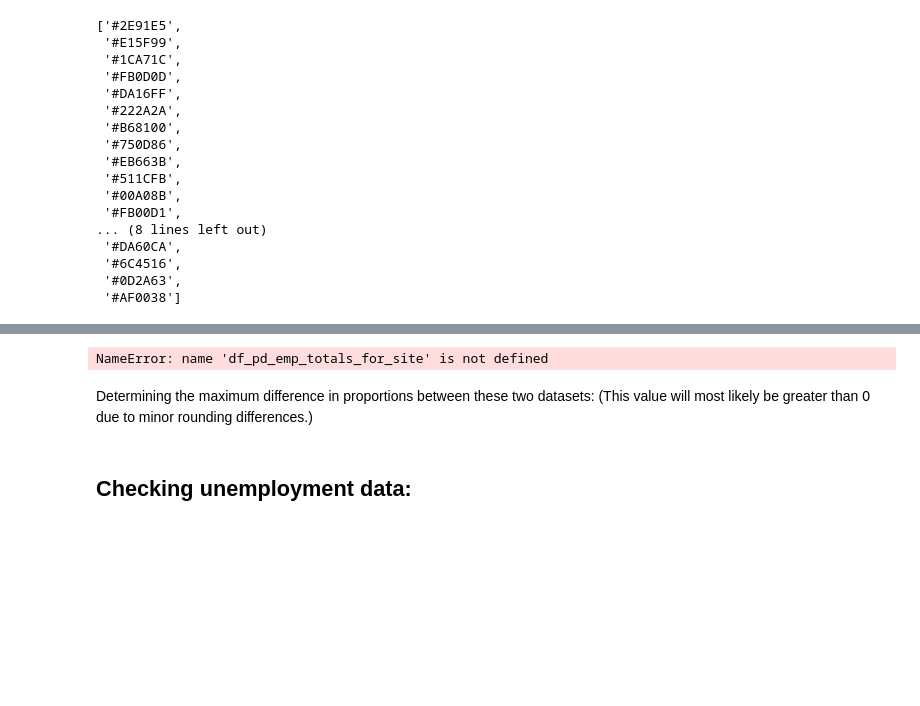
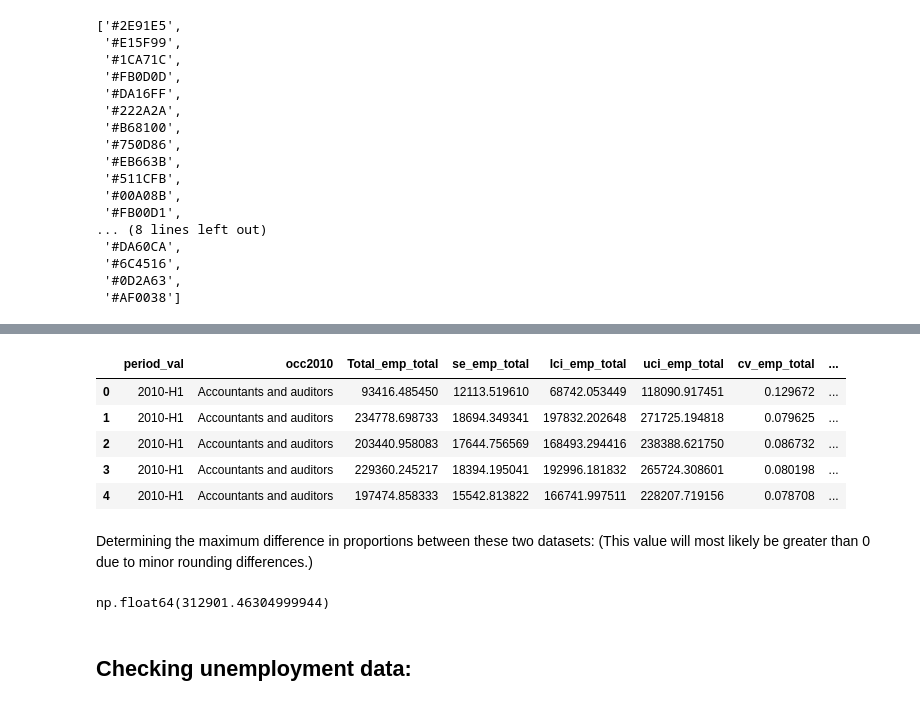
Before and after one commit to kburchfiel/employment_trends, a Jupyter notebook: employment_trends.ipynb, the cells around one changed output, grey strips where cells are left out. Cells and saved outputs as stored; diff of their text form; code cells hidden in the pictures; blank space fills up the shorter version.

```diff
--- a/employment_trends.ipynb
+++ b/employment_trends.ipynb
@@ -1822,22 +1839,29 @@ px.colors.qualitative.Dark24
 # %%
-df_pd_emp_totals_for_site.to_csv(
+df_pd_emp_totals.to_csv(
 'Datasets/pd_emp_totals.csv', index = False)
-# %% [output]
-NameError: name 'df_pd_emp_totals_for_site' is not defined
 # %%
 df_syv_pd_emp_comparison = df_full_emp_totals.merge(
 df_pd_emp_totals, on = ['period', 'period_val', 'occ2010', 'age_range'],
 how = 'outer') # An outer merge will allow us to identify rows that
 # are present in only one of the two datasets
 
 df_syv_pd_emp_comparison['svy_pd_emp_total_diff'] = abs(
-df_syv_pd_emp_comparison['est_emp_total'] - df_syv_pd_emp_comparison['Total_emp_total_pd'])
+df_syv_pd_emp_comparison['Total_emp_total'] - df_syv_pd_emp_comparison['Total_emp_total_pd'])
 
 df_syv_pd_emp_comparison.head()
+# %% [output]
+|  | period_val | occ2010 | Total_emp_total | se_emp_total | lci_emp_total | uci_emp_total | cv_emp_total | ... |
+| 0 | 2010-H1 | Accountants and auditors | 93416.485450 | 12113.519610 | 68742.053449 | 118090.917451 | 0.129672 | ... |
+| 1 | 2010-H1 | Accountants and auditors | 234778.698733 | 18694.349341 | 197832.202648 | 271725.194818 | 0.079625 | ... |
+| 2 | 2010-H1 | Accountants and auditors | 203440.958083 | 17644.756569 | 168493.294416 | 238388.621750 | 0.086732 | ... |
+| 3 | 2010-H1 | Accountants and auditors | 229360.245217 | 18394.195041 | 192996.181832 | 265724.308601 | 0.080198 | ... |
+| 4 | 2010-H1 | Accountants and auditors | 197474.858333 | 15542.813822 | 166741.997511 | 228207.719156 | 0.078708 | ... |
 # %% [markdown]
 Determining the maximum difference in proportions between these two datasets: (This value will most likely be greater than 0 due to minor rounding differences.)
 # %%
 df_syv_pd_emp_comparison['svy_pd_emp_total_diff'].max()
+# %% [output]
+np.float64(312901.46304999944)
 # %% [markdown]
 ## Checking unemployment data:
 # %%
```
Also changed, not shown: parts of 38 cells of this notebook, 6 other files.
